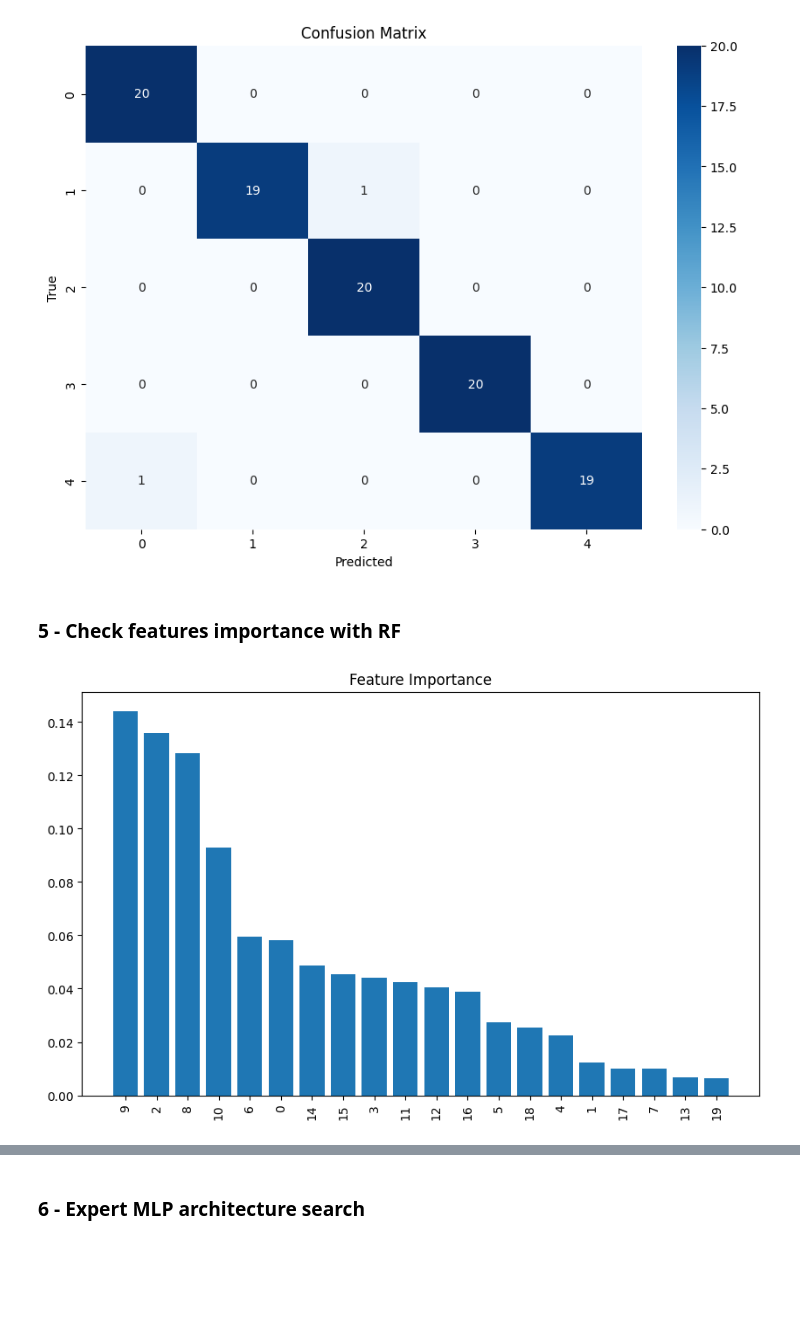
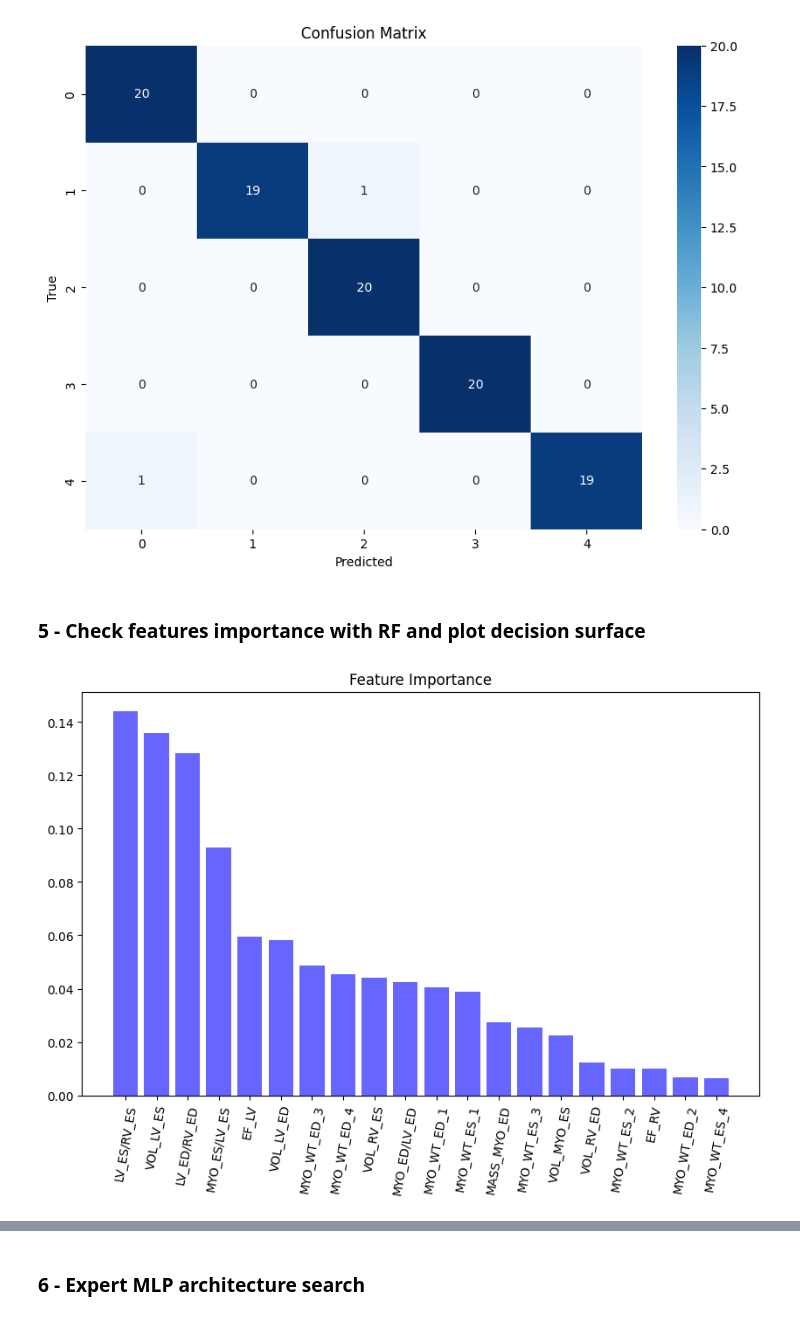
Before and after one commit to clementgilli/Cardiac-Pathology-Prediction, a Jupyter notebook: worksheet.ipynb, the cells around one changed output, grey strips where cells are left out. Saved outputs shown, nothing was run; the diff lists cells and outputs as text; code cells hidden in the pictures; blank space fills up the shorter version.

```diff
--- a/worksheet.ipynb
+++ b/worksheet.ipynb
@@ -157,20 +158,31 @@ plt.title('Confusion Matrix')
 Text(0.5, 1.0, 'Confusion Matrix')
 [figure]
 # %% [markdown]
-### 5 - Check features importance with RF
+### 5 - Check features importance with RF and plot decision surface
 # %%
 rf = clfs[1][1]
+
+names_features = [
+        "VOL_LV_ED", "VOL_RV_ED", "VOL_LV_ES", "VOL_RV_ES", "VOL_MYO_ES",
+        "MASS_MYO_ED", "EF_LV", "EF_RV", "LV_ED/RV_ED", "LV_ES/RV_ES",
+        "MYO_ES/LV_ES", "MYO_ED/LV_ED", "MYO_WT_ED_1", "MYO_WT_ED_2",
+        "MYO_WT_ED_3", "MYO_WT_ED_4", "MYO_WT_ES_1", "MYO_WT_ES_2",
+        "MYO_WT_ES_3", "MYO_WT_ES_4"
+    ]
 
 rf.fit(X, y)
 
 importances = rf.feature_importances_
 
 index = np.argsort(importances)[::-1]
+names_features = np.array(names_features)
 
 plt.figure(figsize=(10,6))
 plt.title("Feature Importance")
-plt.bar(range(len(importances)), importances[index], align="center")
+plt.bar(range(len(importances)), importances[index], align="center", color="blue", alpha=0.6)
 plt.xticks(range(len(importances)),index, rotation=90)
+plt.xticks(range(len(importances)),names_features[index], rotation=80)
+
 plt.show()
 # %% [output]
-[figure, old version]
+[figure, new version]
```
Also changed, not shown: parts of 4 cells of this notebook.
